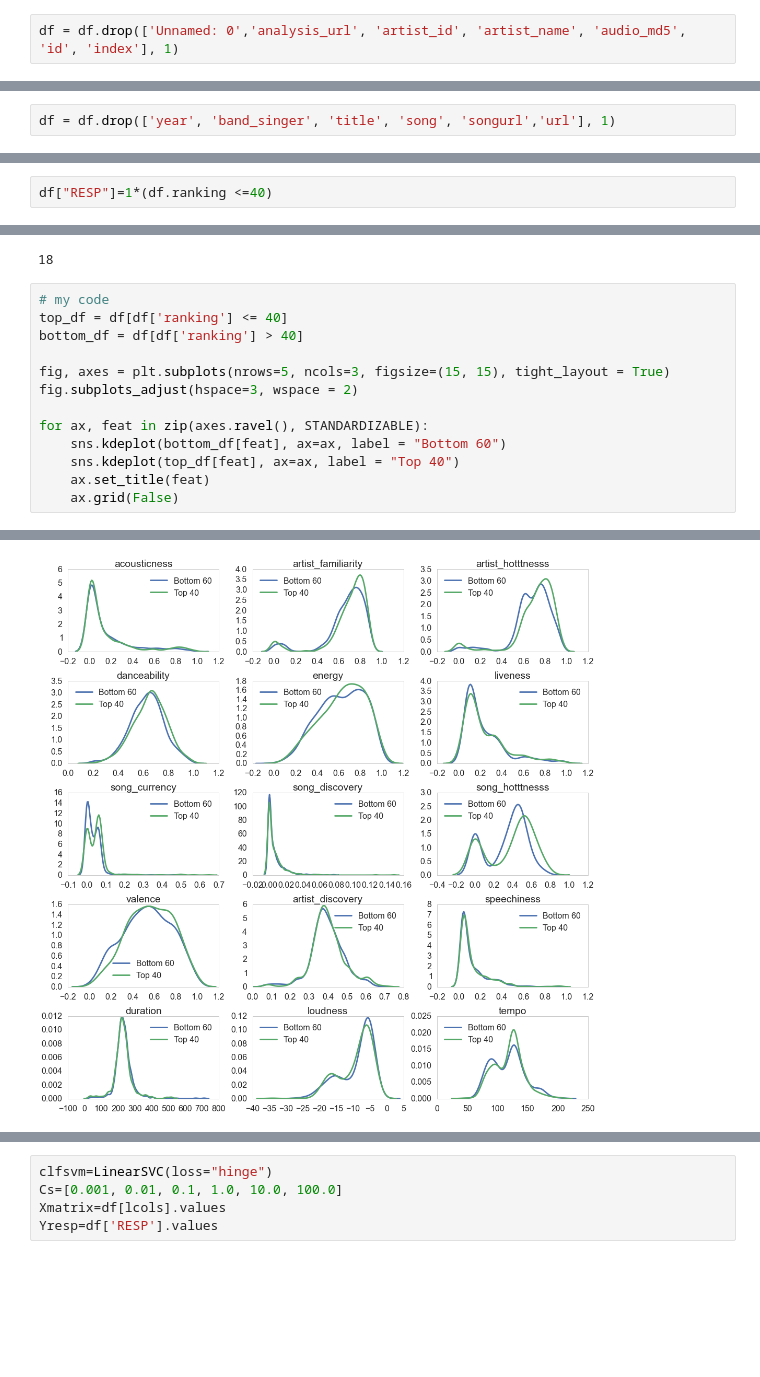
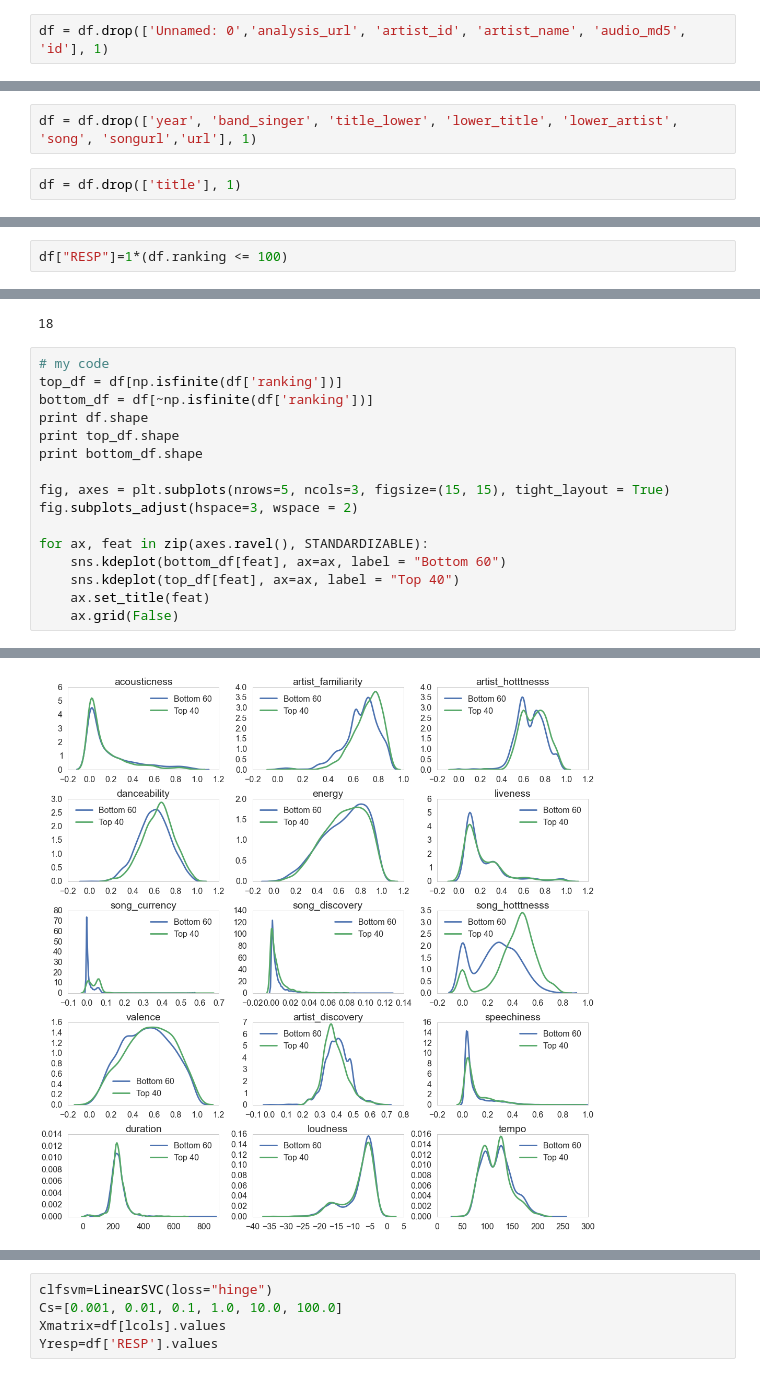
Before and after one commit to matlisa/crimsondance, a Jupyter notebook: Exploratory Data (Lisa).ipynb, the cells around one changed output, grey strips where cells are left out. Drawn from its saved outputs; the diff is of its cells as text; blank space fills up the shorter version.

```diff
--- a/Exploratory Data (Lisa).ipynb
+++ b/Exploratory Data (Lisa).ipynb
@@ -187,13 +225,15 @@ loudness               0
 tempo                  0
 dtype: int64
 # %%
-df = df.drop(['Unnamed: 0','analysis_url', 'artist_id', 'artist_name', 'audio_md5', 'id', 'index'], 1)
+df = df.drop(['Unnamed: 0','analysis_url', 'artist_id', 'artist_name', 'audio_md5', 'id'], 1)
 # %%
 df = df.drop('artist_location', 1)
 # %%
 df = df.drop('audio_summary', 1)
 # %%
-df = df.drop(['year', 'band_singer', 'title', 'song', 'songurl','url'], 1)
+df = df.drop(['year', 'band_singer', 'title_lower', 'lower_title', 'lower_artist', 'song', 'songurl','url'], 1)
+# %%
+df = df.drop(['title'], 1)
 # %%
 df = df.drop('song_type', 1)
 df = df.drop('location', 1)
@@ -275,7 +318,7 @@ scaler = preprocessing.StandardScaler().fit(train[STANDARDIZABLE])
 train = scaler.transform(train[STANDARDIZABLE])
 test = scaler.transform(test[STANDARDIZABLE])
 # %%
-df["RESP"]=1*(df.ranking <=40)
+df["RESP"]=1*(df.ranking <= 100)
 # %%
 ## number of features
 lcols=list(df.columns)
@@ -286,8 +329,11 @@ print len(lcols)
 18
 # %%
 # my code
-top_df = df[df['ranking'] <= 40]
-bottom_df = df[df['ranking'] > 40]
+top_df = df[np.isfinite(df['ranking'])]
+bottom_df = df[~np.isfinite(df['ranking'])]
+print df.shape
+print top_df.shape
+print bottom_df.shape
 
 fig, axes = plt.subplots(nrows=5, ncols=3, figsize=(15, 15), tight_layout = True)
 fig.subplots_adjust(hspace=3, wspace = 2)
@@ -301,4 +350,4 @@ for ax, feat in zip(axes.ravel(), STANDARDIZABLE):
-[figure, old version]
+[figure, new version]
 # %%
 # my code
 fig, axes = plt.subplots(nrows=1, ncols=3, figsize=(15, 5), tight_layout = True)
```
Also changed, not shown: parts of 67 cells of this notebook, 6 other files.
